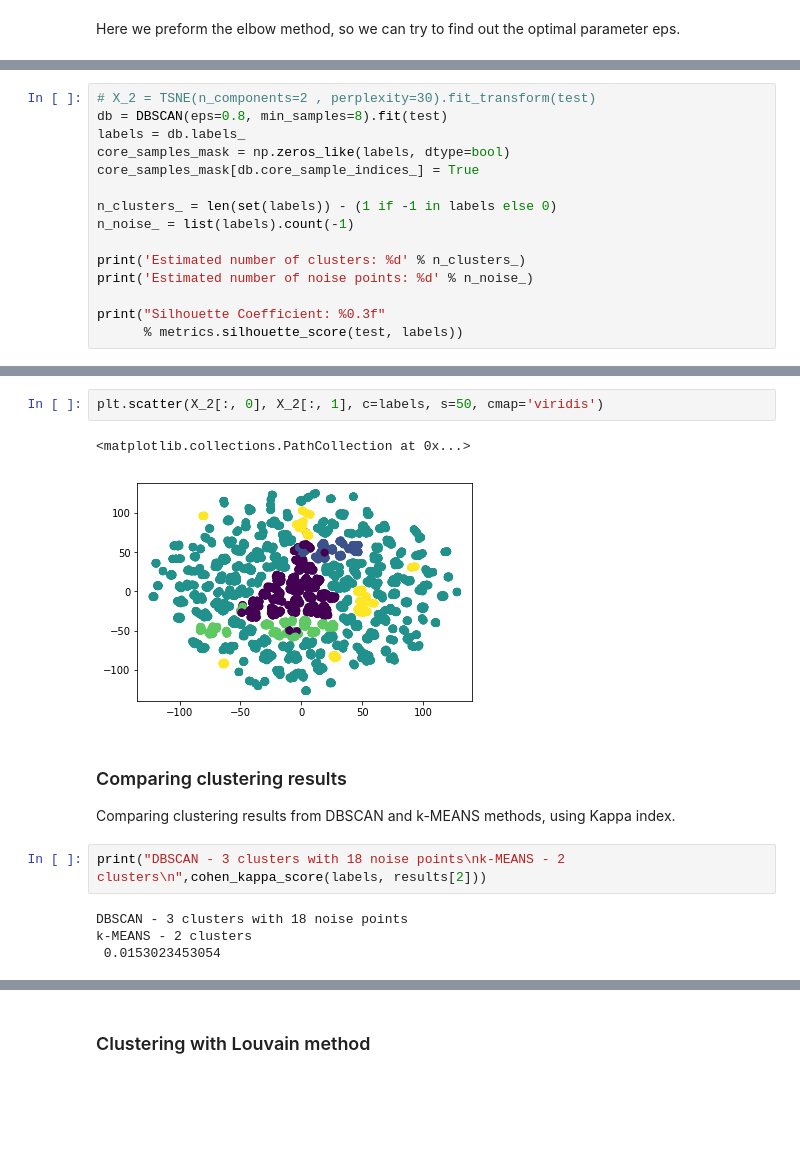
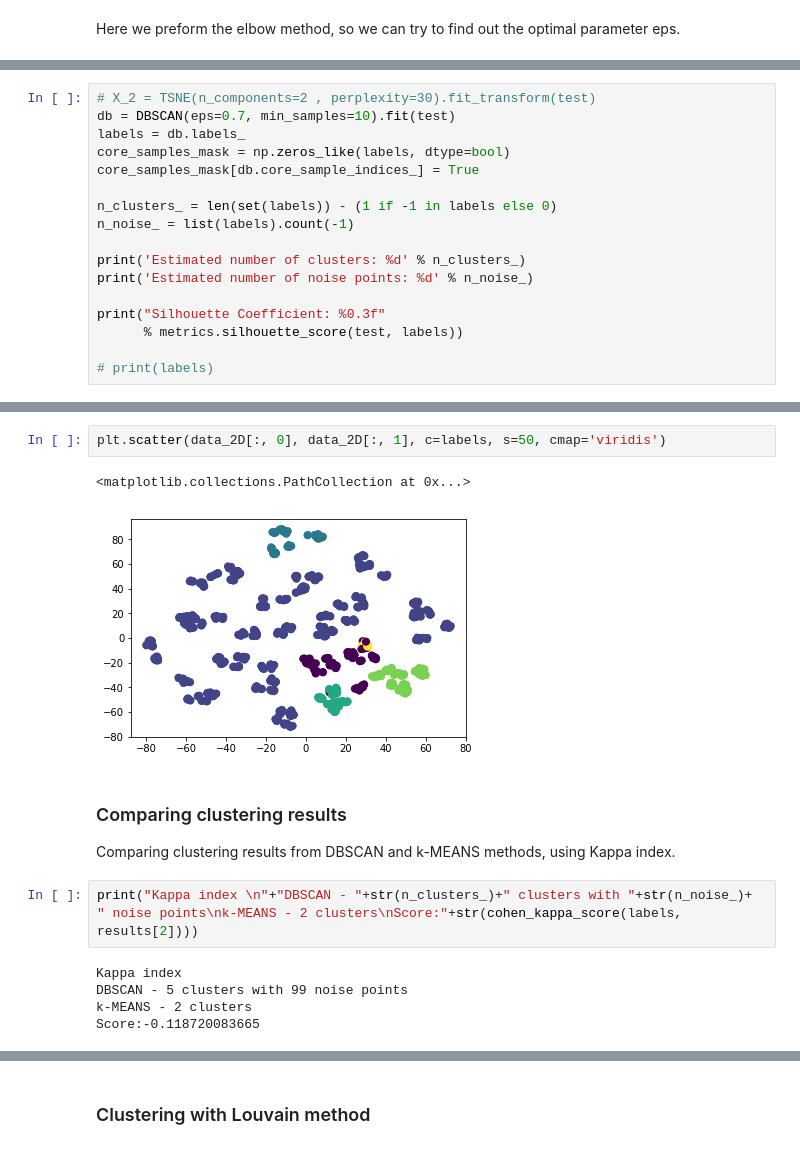
Before and after one commit to NejcDebevec/orange-survey-clustering, a Jupyter notebook: notebooks/Seminarska_porocilo.ipynb, the cells around one changed output, grey strips where cells are left out. Cells and saved outputs as stored; diff of their text form; blank space fills up the shorter version.

Commit message:
Add cluster statistics

```diff
--- a/notebooks/Seminarska_porocilo.ipynb
+++ b/notebooks/Seminarska_porocilo.ipynb
@@ -250,6 +253,6 @@ plt.show()
 # %%
 # X_2 = TSNE(n_components=2 , perplexity=30).fit_transform(test)
-db = DBSCAN(eps=0.8, min_samples=8).fit(test)
+db = DBSCAN(eps=0.7, min_samples=10).fit(test)
 labels = db.labels_
 core_samples_mask = np.zeros_like(labels, dtype=bool)
 core_samples_mask[db.core_sample_indices_] = True
@@ -262,5 +265,7 @@ print('Estimated number of noise points: %d' % n_noise_)
 
 print("Silhouette Coefficient: %0.3f"
       % metrics.silhouette_score(test, labels))
+
+# print(labels)
 # %% [output]
 Estimated number of clusters: 5
@@ -269,15 +294,16 @@ Silhouette Coefficient: 0.289
 # %%
-plt.scatter(X_2[:, 0], X_2[:, 1], c=labels, s=50, cmap='viridis')
+plt.scatter(data_2D[:, 0], data_2D[:, 1], c=labels, s=50, cmap='viridis')
 # %% [output]
 <matplotlib.collections.PathCollection at 0x...>
-[figure, old version]
+[figure, new version]
 # %% [markdown]
 ### Comparing clustering results
 
 Comparing clustering results from DBSCAN and k-MEANS methods, using Kappa index.
 # %%
-print("DBSCAN - 3 clusters with 18 noise points\nk-MEANS - 2 clusters\n",cohen_kappa_score(labels, results[2]))
+print("Kappa index \n"+"DBSCAN - "+str(n_clusters_)+" clusters with "+str(n_noise_)+ " noise points\nk-MEANS - 2 clusters\nScore:"+str(cohen_kappa_score(labels, results[2])))
 # %% [output]
-DBSCAN - 3 clusters with 18 noise points
+Kappa index
+DBSCAN - 5 clusters with 99 noise points
 k-MEANS - 2 clusters
- 0.0153023453054
+Score:-0.118720083665
```
Also changed, not shown: parts of 20 cells of this notebook.
